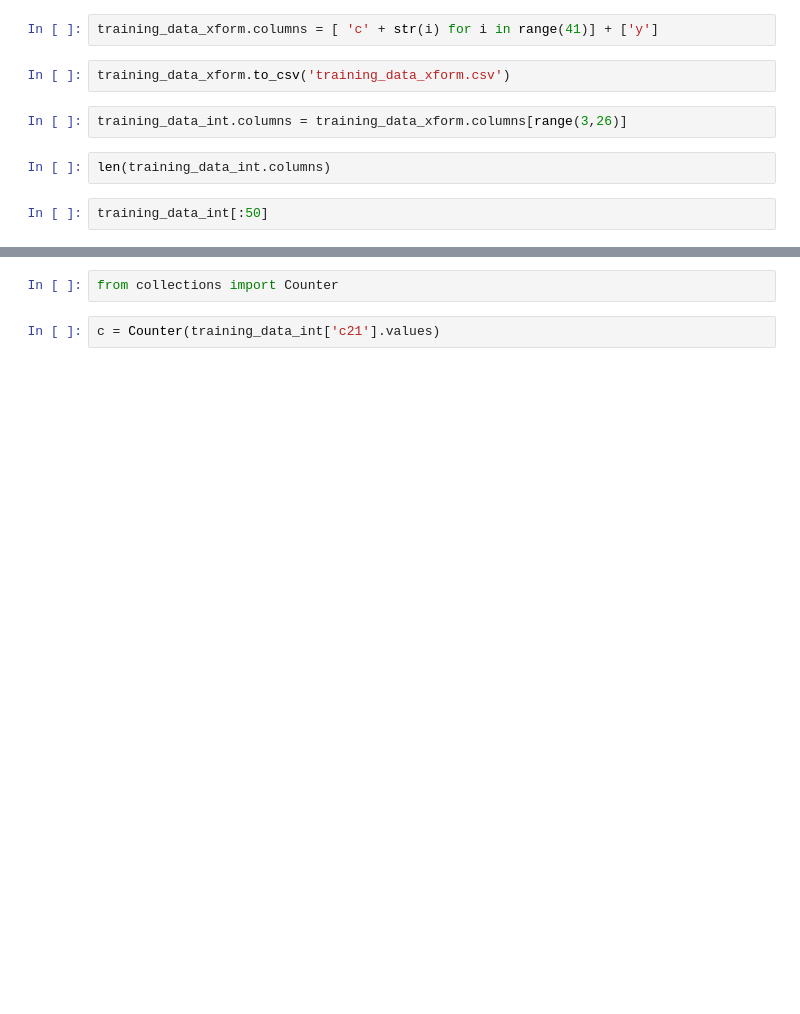
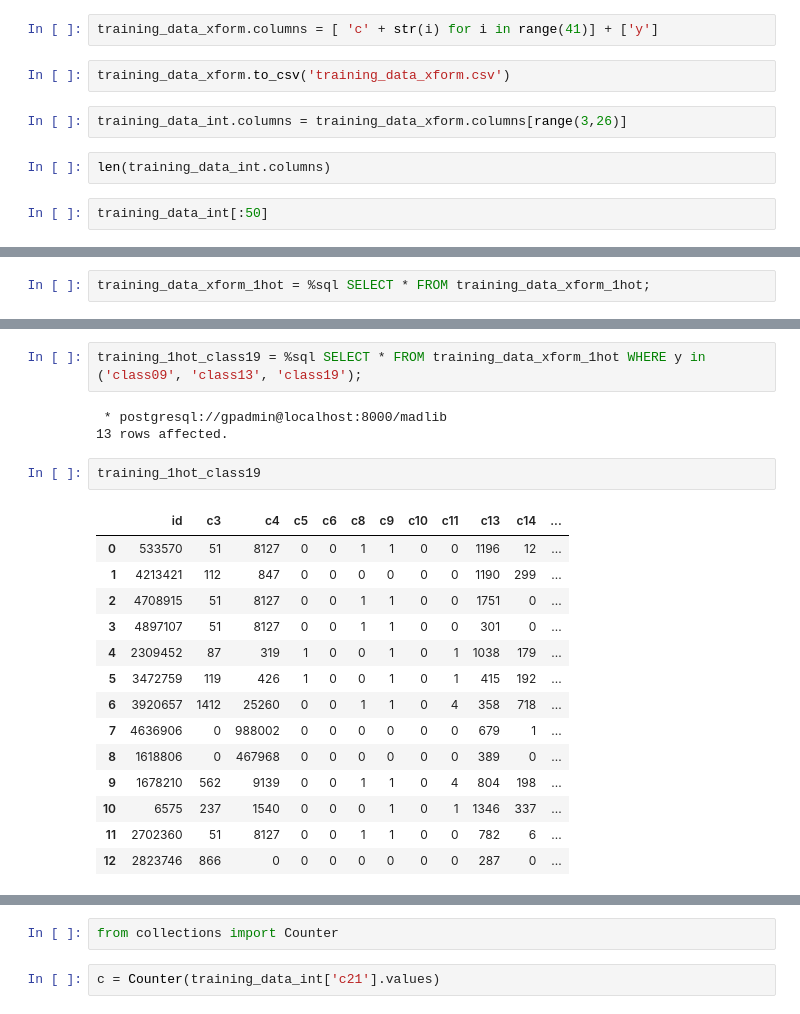
Before and after one commit to reductionista/madlib-site, a Jupyter notebook: community-artifacts/network_anomaly_smote_v1.ipynb, the cells around one changed output, grey strips where cells are left out. Saved outputs shown, nothing was run; the diff lists cells and outputs as text; blank space fills up the shorter version.

```diff
--- a/community-artifacts/network_anomaly_smote_v1.ipynb
+++ b/community-artifacts/network_anomaly_smote_v1.ipynb
@@ -484,0 +509,2 @@ ValueError: could not convert string to float: id
+# %%
+training_data_xform_1hot = %sql SELECT * FROM training_data_xform_1hot;
@@ -494,3 +576,25 @@ training_data_xform[:5]
+# %%
+training_1hot_class19 = %sql SELECT * FROM training_data_xform_1hot WHERE y in ('class09', 'class13', 'class19');
+# %% [output]
+ * postgresql://gpadmin@localhost:8000/madlib
+13 rows affected.
+# %%
+training_1hot_class19
+# %% [output]
+|  | id | c3 | c4 | c5 | c6 | c8 | c9 | c10 | c11 | c13 | c14 | ... |
+| 0 | 533570 | 51 | 8127 | 0 | 0 | 1 | 1 | 0 | 0 | 1196 | 12 | ... |
+| 1 | 4213421 | 112 | 847 | 0 | 0 | 0 | 0 | 0 | 0 | 1190 | 299 | ... |
+| 2 | 4708915 | 51 | 8127 | 0 | 0 | 1 | 1 | 0 | 0 | 1751 | 0 | ... |
+| 3 | 4897107 | 51 | 8127 | 0 | 0 | 1 | 1 | 0 | 0 | 301 | 0 | ... |
+| 4 | 2309452 | 87 | 319 | 1 | 0 | 0 | 1 | 0 | 1 | 1038 | 179 | ... |
+| 5 | 3472759 | 119 | 426 | 1 | 0 | 0 | 1 | 0 | 1 | 415 | 192 | ... |
+| 6 | 3920657 | 1412 | 25260 | 0 | 0 | 1 | 1 | 0 | 4 | 358 | 718 | ... |
+| 7 | 4636906 | 0 | 988002 | 0 | 0 | 0 | 0 | 0 | 0 | 679 | 1 | ... |
+| 8 | 1618806 | 0 | 467968 | 0 | 0 | 0 | 0 | 0 | 0 | 389 | 0 | ... |
+| 9 | 1678210 | 562 | 9139 | 0 | 0 | 1 | 1 | 0 | 4 | 804 | 198 | ... |
+| 10 | 6575 | 237 | 1540 | 0 | 0 | 0 | 1 | 0 | 1 | 1346 | 337 | ... |
+| 11 | 2702360 | 51 | 8127 | 0 | 0 | 1 | 1 | 0 | 0 | 782 | 6 | ... |
+| 12 | 2823746 | 866 | 0 | 0 | 0 | 0 | 0 | 0 | 0 | 287 | 0 | ... |
 # %%
 for i in range(23):
     col = 'c' + str(i+3)
```
Also changed, not shown: parts of 63 cells of this notebook.
